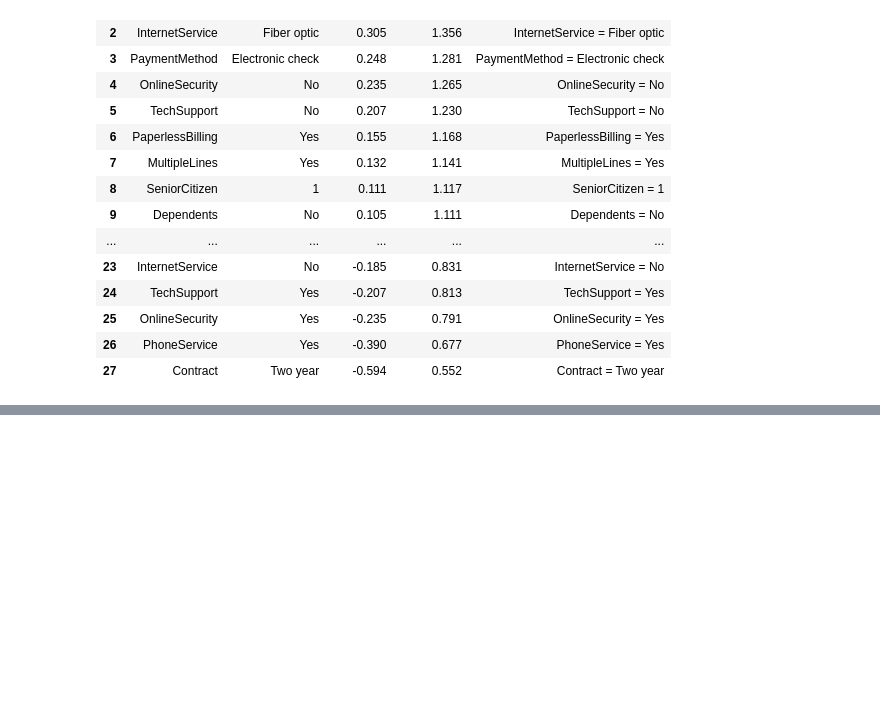
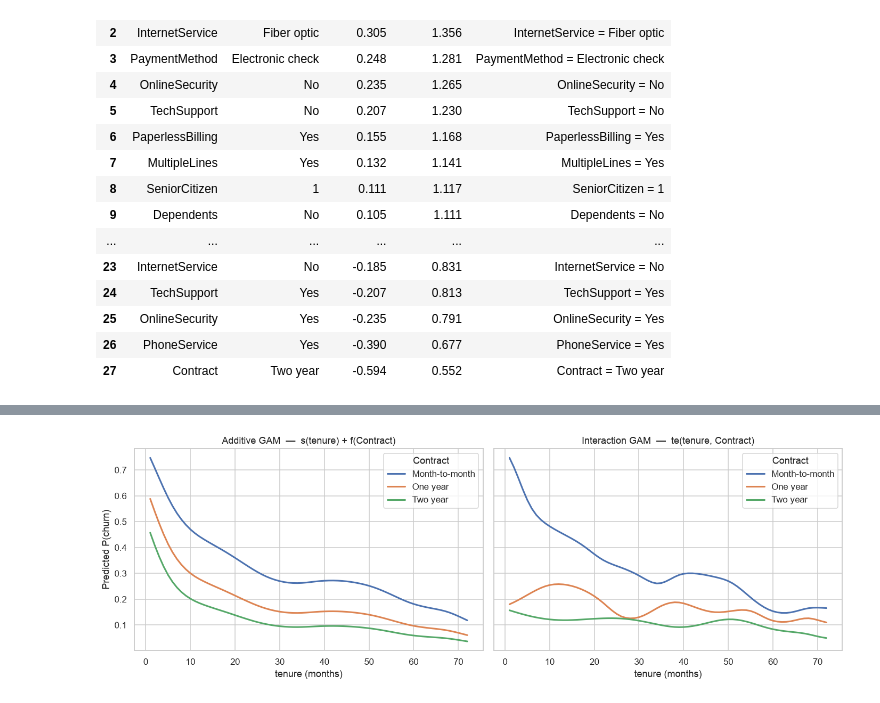
Before and after one commit to ananya923/XAI_Week2_Activity, a Jupyter notebook: Kedar_ASK_gam.ipynb, the cells around one changed output, grey strips where cells are left out. Saved outputs shown, nothing was run; the diff lists cells and outputs as text; code cells hidden in the pictures; blank space fills up the shorter version.

```diff
--- a/Kedar_ASK_gam.ipynb
+++ b/Kedar_ASK_gam.ipynb
@@ -907,0 +874,28 @@ per contract type.
+# %%
+# Predicted P(churn) vs tenure, one curve per contract, other features held at the training mean.
+# Left = additive model (parallel shifts of one tenure story).
+# Right = tensor-product model (tenure is allowed a different shape on each contract).
+base = X_train.mean(axis=0)
+tenures = np.arange(1, 73)
+
+fig, axes = plt.subplots(1, 2, figsize=(13, 4.5), sharey=True)
+for ax, model, title in [
+    (axes[0], gam, "Additive GAM  —  s(tenure) + f(Contract)"),
+    (axes[1], gam_ix, "Interaction GAM  —  te(tenure, Contract)"),
+]:
+    for lev, name in enumerate(category_levels["Contract"]):
+        probs = []
+        for t in tenures:
+            row = base.copy()
+            row[0] = t
+            row[contract_i] = lev
+            probs.append(model.predict_proba(row.reshape(1, -1))[0])
+        ax.plot(tenures, probs, lw=2, label=name)
+    ax.set_xlabel("tenure (months)")
+    ax.set_title(title)
+    ax.legend(title="Contract")
+axes[0].set_ylabel("Predicted P(churn)")
+plt.tight_layout()
+plt.show()
+# %% [output]
+[figure, added]
```
Also changed, not shown: parts of 69 cells of this notebook.
